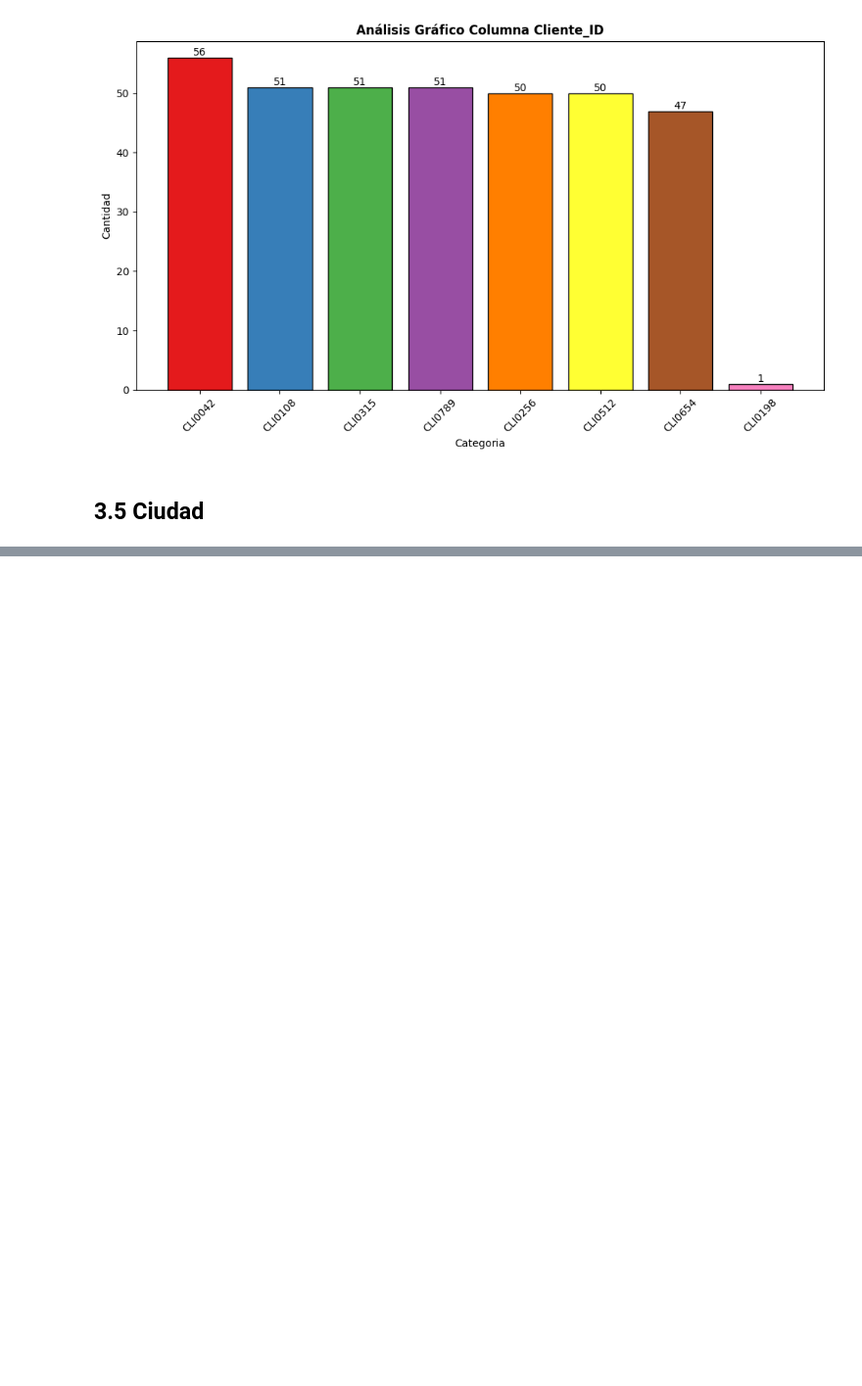
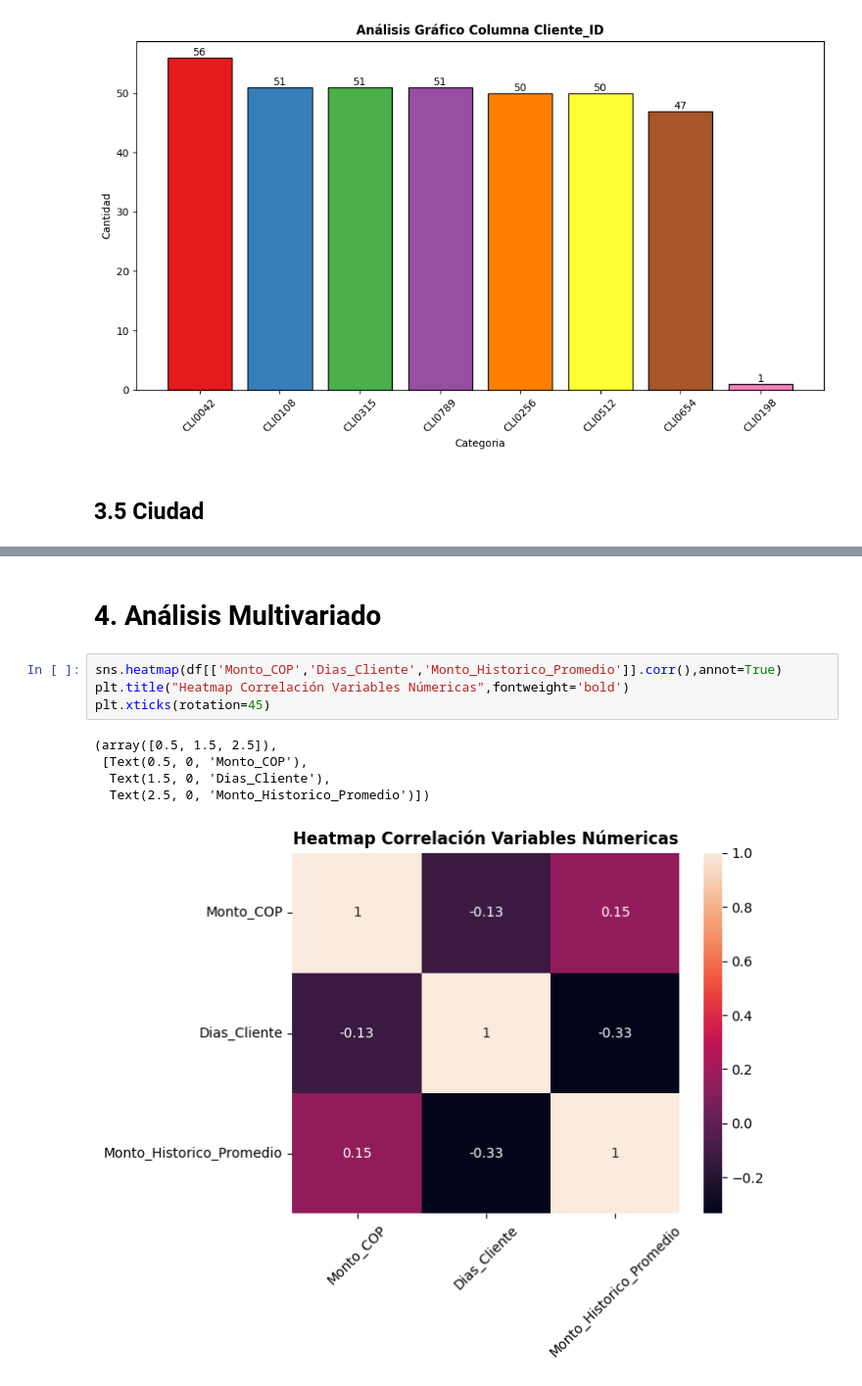
Before and after one commit to Joel-F-Alba-A/Taller_S9_Preprocesamiento_Datos, a Jupyter notebook: Taller_S9.ipynb, the cells around one changed output, grey strips where cells are left out. Shown at 98% size. Drawn from its saved outputs; the diff is of its cells as text; blank space fills up the shorter version.

```diff
--- a/Taller_S9.ipynb
+++ b/Taller_S9.ipynb
@@ -354,0 +502,12 @@ memory usage: 35.3 KB
+# %% [markdown]
+# **4. Análisis Multivariado**
+# %%
+sns.heatmap(df[['Monto_COP','Dias_Cliente','Monto_Historico_Promedio']].corr(),annot=True)
+plt.title("Heatmap Correlación Variables Númericas",fontweight='bold')
+plt.xticks(rotation=45)
+# %% [output]
+(array([0.5, 1.5, 2.5]),
+ [Text(0.5, 0, 'Monto_COP'),
+  Text(1.5, 0, 'Dias_Cliente'),
+  Text(2.5, 0, 'Monto_Historico_Promedio')])
+[figure, added]
```
Also changed, not shown: parts of 50 cells of this notebook.
